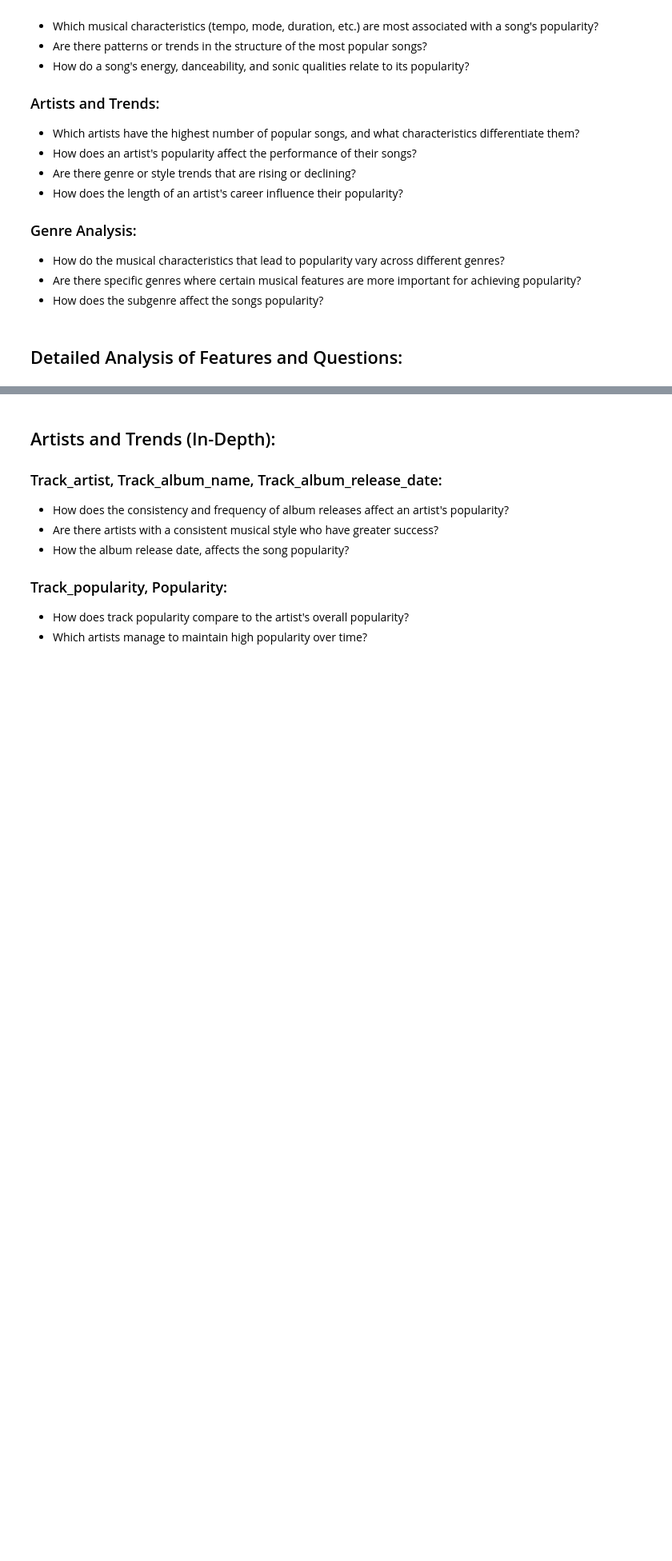
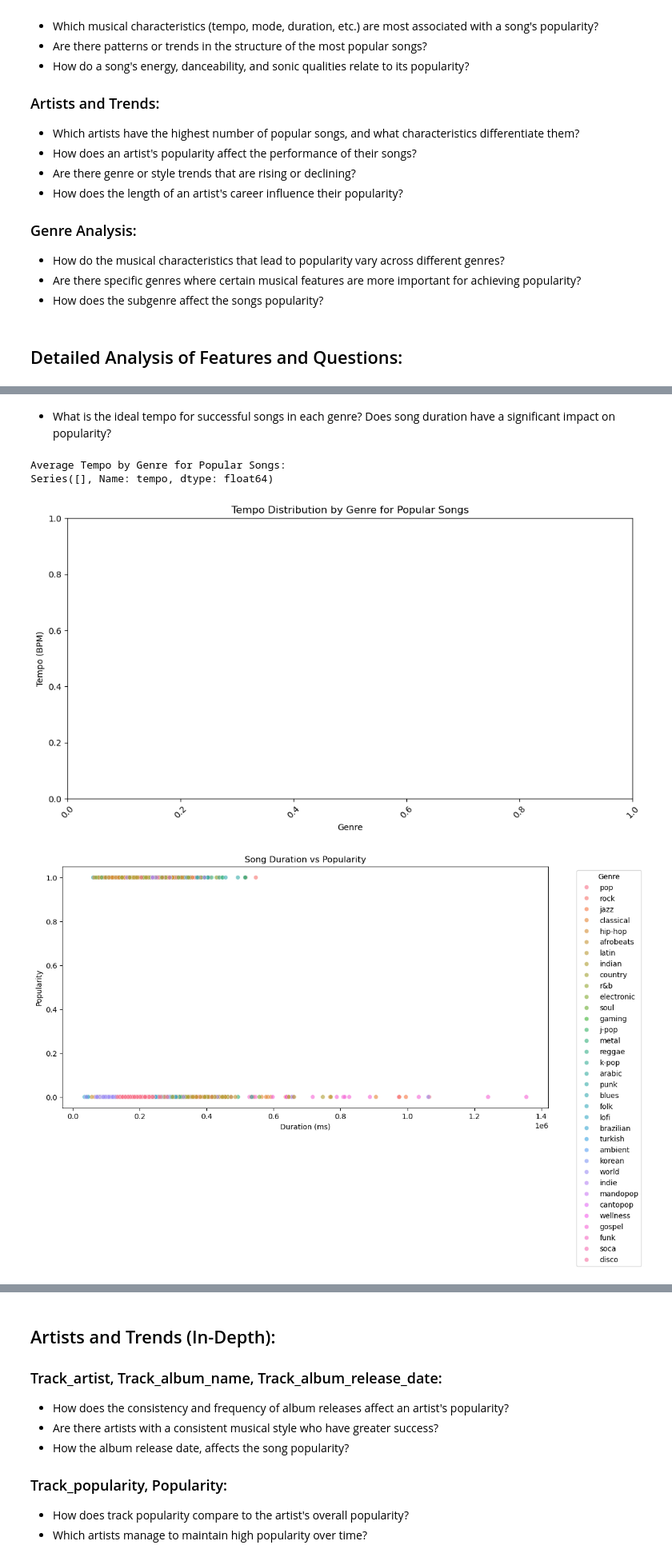
Before and after one commit to LuiisClaudio/spotify-analytics, a Jupyter notebook: capstone_project_proposal.ipynb, the cells around one changed output, grey strips where cells are left out. Shown at 80% size. Drawn from its saved outputs; the diff is of its cells as text; code cells hidden in the pictures; blank space fills up the shorter version.

```diff
--- a/capstone_project_proposal.ipynb
+++ b/capstone_project_proposal.ipynb
@@ -361,0 +458,31 @@ dtype: object
+# %% [markdown]
+- What is the ideal tempo for successful songs in each genre? Does song duration have a significant impact on popularity?
+# %%
+# Group by genre and calculate the average tempo for popular songs
+popular_songs = df[df['popularity'] > 75]
+avg_tempo_by_genre = popular_songs.groupby('playlist_genre')['tempo'].mean().sort_values(ascending=False)
+print("Average Tempo by Genre for Popular Songs:")
+print(avg_tempo_by_genre)
+
+# Visualize tempo distribution for popular songs by genre
+plt.figure(figsize=(12, 6))
+sns.boxplot(data=popular_songs, x='playlist_genre', y='tempo')
+plt.title('Tempo Distribution by Genre for Popular Songs')
+plt.xlabel('Genre')
+plt.ylabel('Tempo (BPM)')
+plt.xticks(rotation=45)
+plt.show()
+
+# Analyze the relationship between song duration and popularity
+plt.figure(figsize=(12, 6))
+sns.scatterplot(data=df, x='duration_ms', y='popularity', hue='playlist_genre', alpha=0.6)
+plt.title('Song Duration vs Popularity')
+plt.xlabel('Duration (ms)')
+plt.ylabel('Popularity')
+plt.legend(title='Genre', bbox_to_anchor=(1.05, 1), loc='upper left')
+plt.show()
+# %% [output]
+Average Tempo by Genre for Popular Songs:
+Series([], Name: tempo, dtype: float64)
+[figure, added]
+[figure, added]
```
Also changed, not shown: parts of 20 cells of this notebook.
